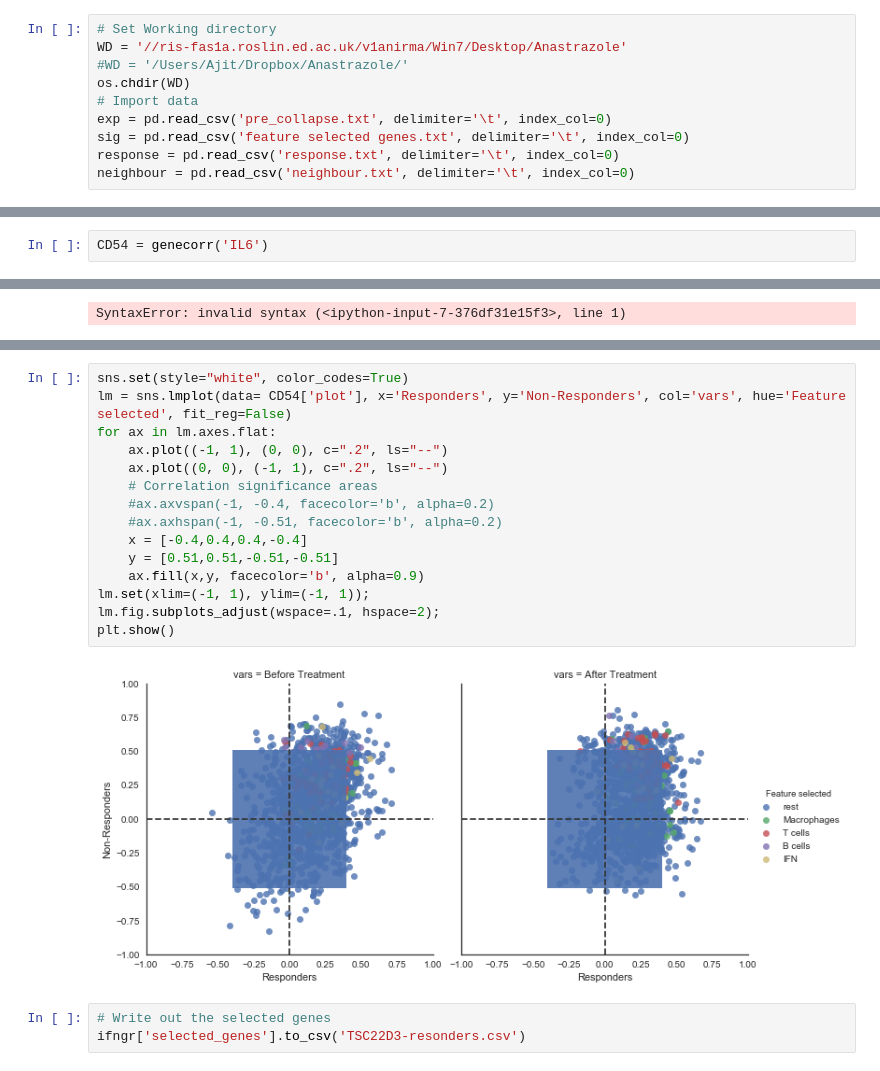
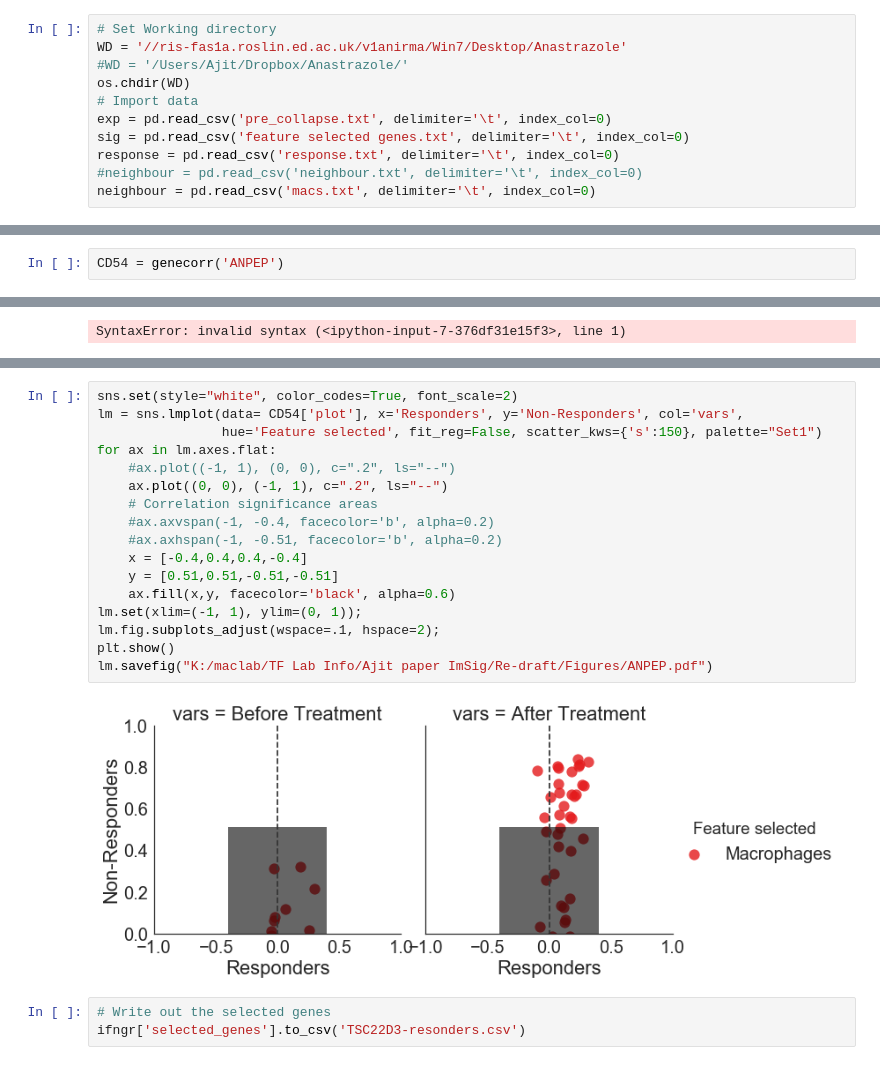
Before and after one commit to ajitjohnson/PythonScripts, a Jupyter notebook: Endocrine treatment of breast cancer.ipynb, the cells around one changed output, grey strips where cells are left out. Cells and saved outputs as stored; diff of their text form.

```diff
--- a/Endocrine treatment of breast cancer.ipynb
+++ b/Endocrine treatment of breast cancer.ipynb
@@ -42,7 +42,8 @@ os.chdir(WD)
 exp = pd.read_csv('pre_collapse.txt', delimiter='\t', index_col=0)
 sig = pd.read_csv('feature selected genes.txt', delimiter='\t', index_col=0)
 response = pd.read_csv('response.txt', delimiter='\t', index_col=0)
-neighbour = pd.read_csv('neighbour.txt', delimiter='\t', index_col=0)
+#neighbour = pd.read_csv('neighbour.txt', delimiter='\t', index_col=0)
+neighbour = pd.read_csv('macs.txt', delimiter='\t', index_col=0)
 # %% [markdown]
 ### Reduce multiple transcripts into one gene
 # %%
@@ -354,7 +355,7 @@ Enrichment analysis performed at https://toppgene.cchmc.org/
 # %% [markdown]
 ### Analysis of IFNG
 # %%
-CD54 = genecorr('IL6')
+CD54 = genecorr('ANPEP')
 # %%
 **Genes of interest** <br>
 anti-apoptotic protein: BCL2, BIRC3 <br>
@@ -382,20 +383,22 @@ plt.show()
 # %%
-sns.set(style="white", color_codes=True)
-lm = sns.lmplot(data= CD54['plot'], x='Responders', y='Non-Responders', col='vars', hue='Feature selected', fit_reg=False)
+sns.set(style="white", color_codes=True, font_scale=2)
+lm = sns.lmplot(data= CD54['plot'], x='Responders', y='Non-Responders', col='vars',
+                hue='Feature selected', fit_reg=False, scatter_kws={'s':150}, palette="Set1")
 for ax in lm.axes.flat:
-    ax.plot((-1, 1), (0, 0), c=".2", ls="--")
+    #ax.plot((-1, 1), (0, 0), c=".2", ls="--")
     ax.plot((0, 0), (-1, 1), c=".2", ls="--")
     # Correlation significance areas
     #ax.axvspan(-1, -0.4, facecolor='b', alpha=0.2)
     #ax.axhspan(-1, -0.51, facecolor='b', alpha=0.2)
     x = [-0.4,0.4,0.4,-0.4]
     y = [0.51,0.51,-0.51,-0.51]
-    ax.fill(x,y, facecolor='b', alpha=0.9)
-lm.set(xlim=(-1, 1), ylim=(-1, 1));
+    ax.fill(x,y, facecolor='black', alpha=0.6)
+lm.set(xlim=(-1, 1), ylim=(0, 1));
 lm.fig.subplots_adjust(wspace=.1, hspace=2);
 plt.show()
+lm.savefig("K:/maclab/TF Lab Info/Ajit paper ImSig/Re-draft/Figures/ANPEP.pdf")
 # %% [output]
-[figure, old version]
+[figure, new version]
 # %%
 # Write out the selected genes
 ifngr['selected_genes'].to_csv('TSC22D3-resonders.csv')
```
Also changed, not shown: parts of 1 cell of this notebook, 3 other files.
